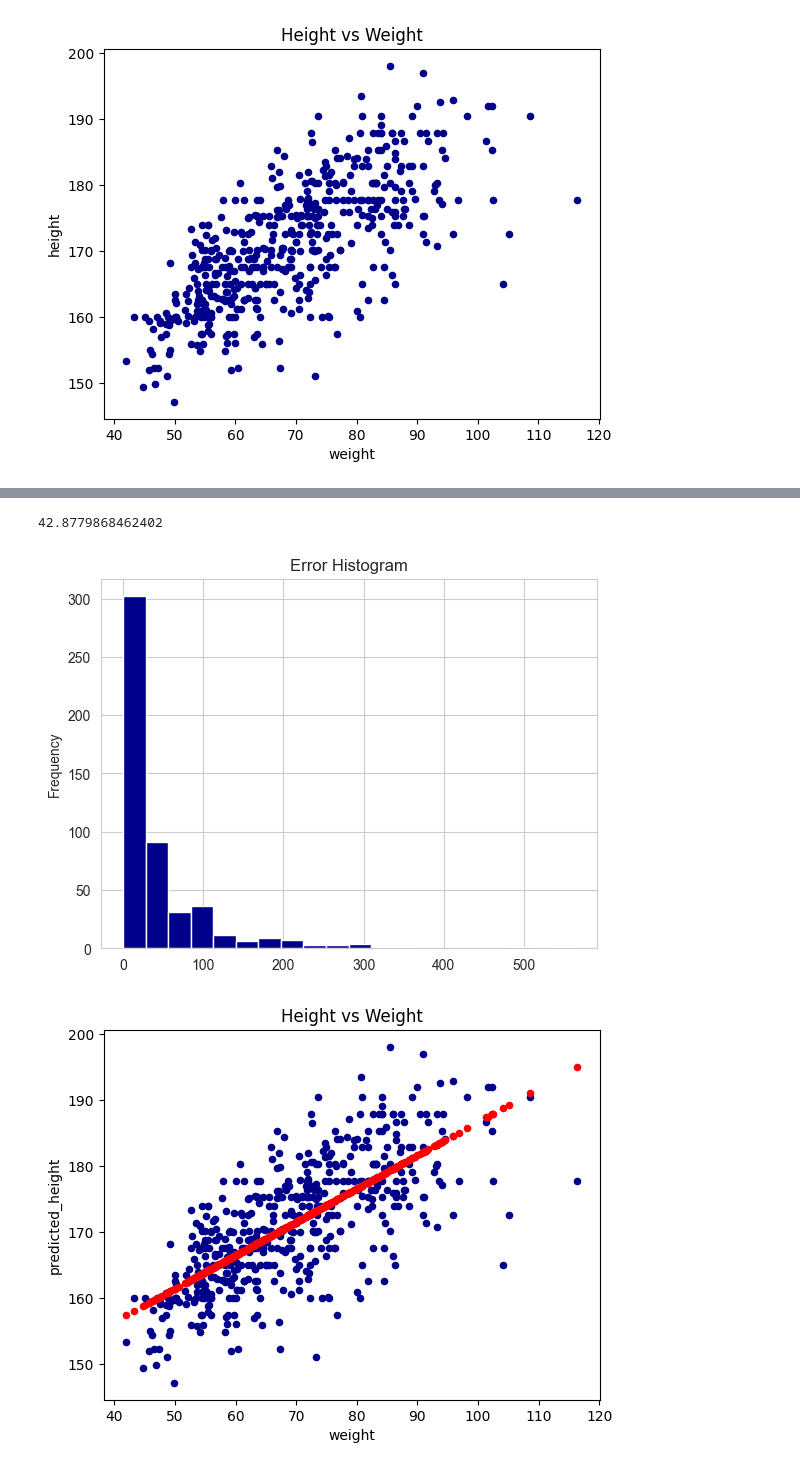
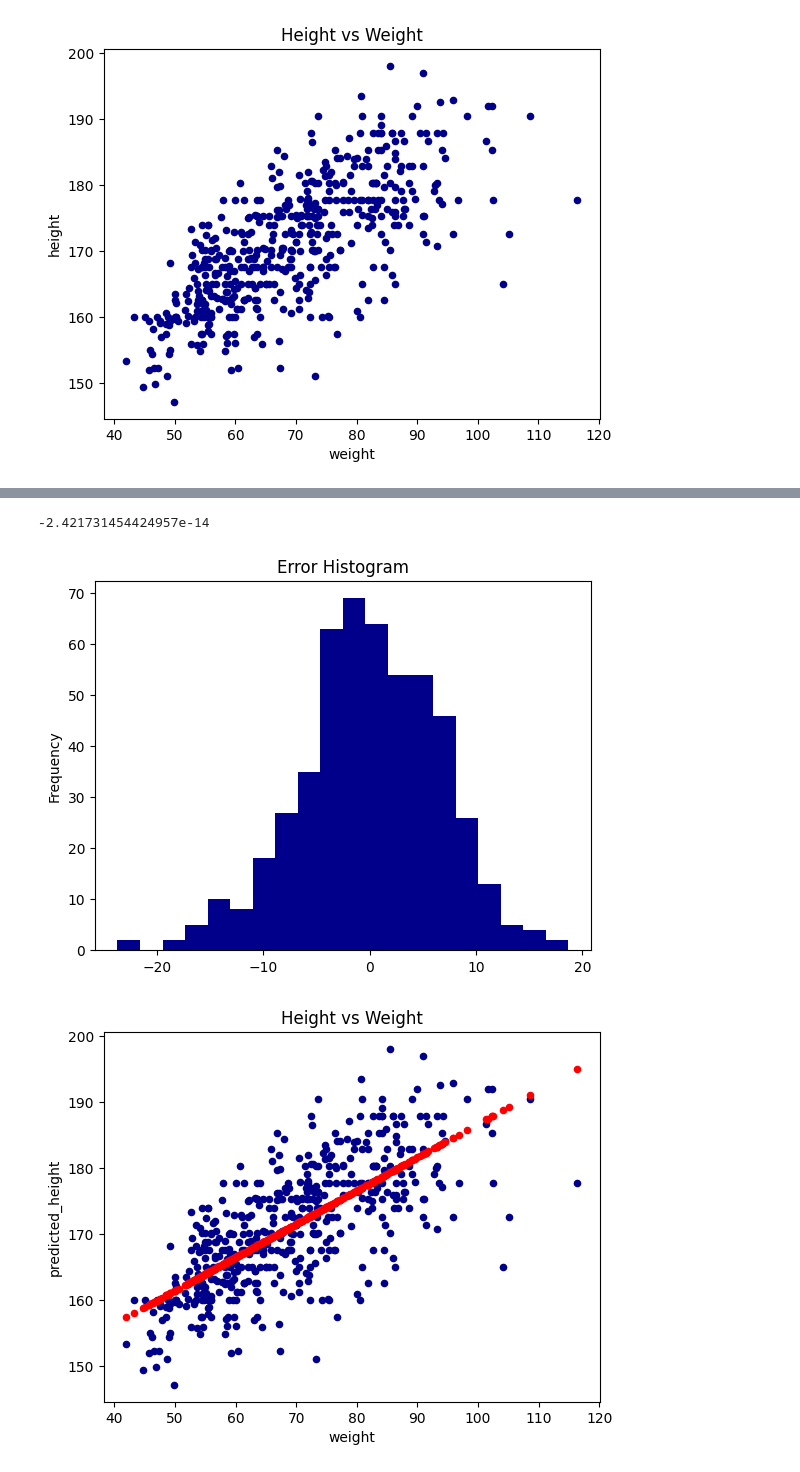
Before and after one commit to jordanriver/DScourse, a Jupyter notebook: CourseMaterials/ML_Intro/practice/linear_reg_week8.ipynb, the cells around one changed output, grey strips where cells are left out. Saved outputs shown, nothing was run; the diff lists cells and outputs as text; code cells hidden in the pictures.

```diff
--- a/CourseMaterials/ML_Intro/practice/linear_reg_week8.ipynb
+++ b/CourseMaterials/ML_Intro/practice/linear_reg_week8.ipynb
@@ -50,10 +50,10 @@ df
 # %%
-error_one_var = (df_1['height'] - df_1['predicted_height'])**2
+error_one_var = df_1['height'] - df_1['predicted_height']
 error_one_var.plot.hist(title='Error Histogram', color='DarkBlue', bins=20)
 error_one_var.mean()
 # %% [output]
-42.8779868462402
+-2.421731454424957e-14
-[figure, old version]
+[figure, new version]
 # %%
 ax = df_1.plot.scatter(x='weight', y='height', title='Height vs Weight', color='DarkBlue')
 ax = df_1.plot.scatter(x='weight', y='predicted_height', color='Red', ax=ax)
```
Also changed, not shown: parts of 4 cells of this notebook.
